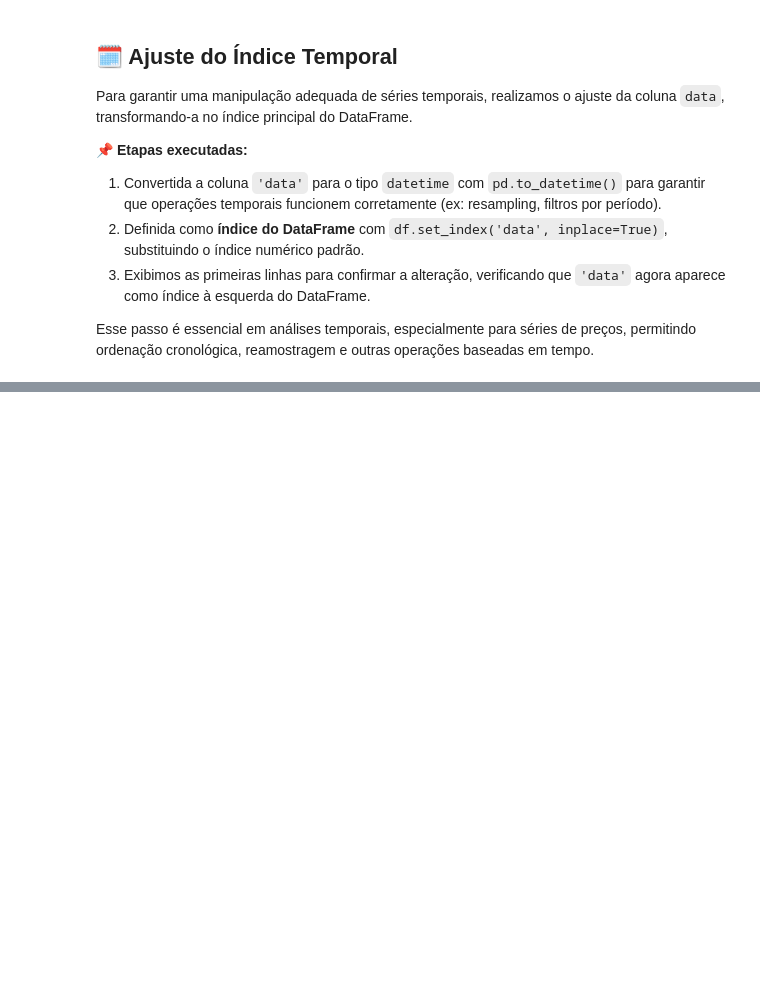
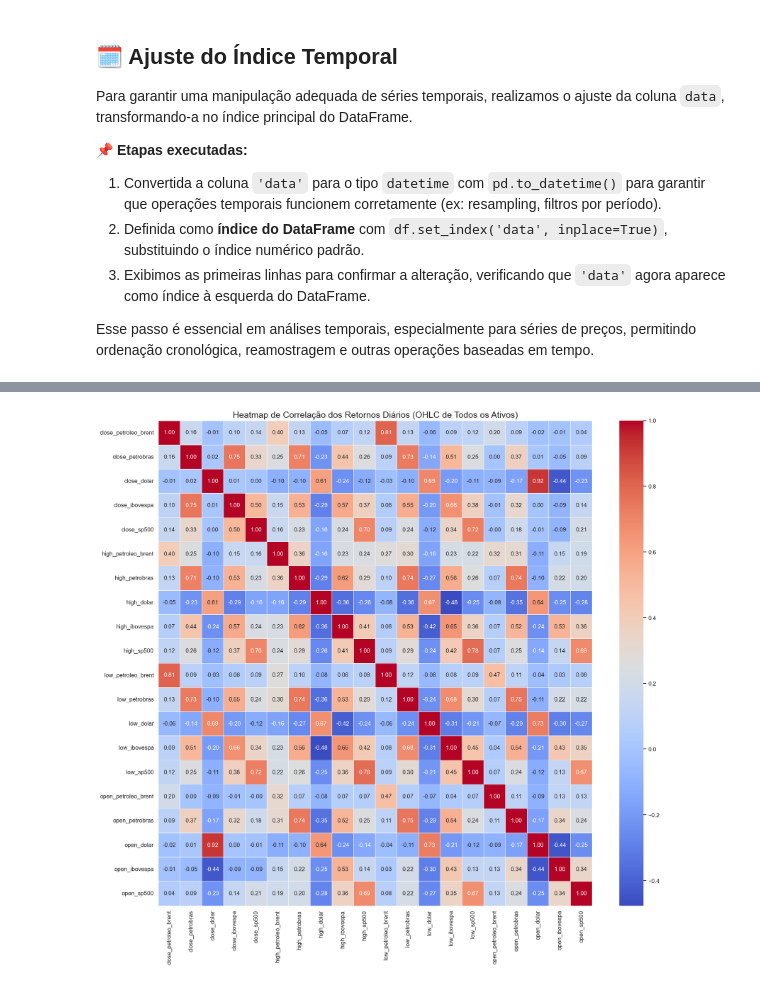
Before and after one commit to Carllux/FIAP-TC-2, a Jupyter notebook: notebooks/01_analise_exploratoria.ipynb, the cells around one changed output, grey strips where cells are left out. Drawn from its saved outputs; the diff is of its cells as text; code cells hidden in the pictures; blank space fills up the shorter version.

```diff
--- a/notebooks/01_analise_exploratoria.ipynb
+++ b/notebooks/01_analise_exploratoria.ipynb
@@ -220,0 +375,28 @@ display(df.head())
+# %%
+# O DataFrame 'df' já foi carregado e está com o índice de data.
+# Ele contém todas as nossas colunas OHLC já renomeadas (ex: 'open_ibovespa').
+
+# 1. Calcula os retornos diários para TODAS as colunas do DataFrame
+# (exceto a 'semana_do_mes', que não é um preço)
+df_returns_ohlc = df.drop(columns=['semana_do_mes']).pct_change()
+
+# 2. Remove a primeira linha que será NaN
+df_returns_ohlc = df_returns_ohlc.dropna()
+
+# 3. Agora sim, calculamos a matriz de correlação sobre esses retornos
+correlation_matrix_ohlc = df_returns_ohlc.corr()
+
+# 4. Plotamos o heatmap
+# Aumentamos o tamanho da figura para acomodar a matriz maior
+plt.figure(figsize=(20, 18))
+sns.heatmap(
+    correlation_matrix_ohlc,
+    annot=True,          # Mostra os valores
+    cmap='coolwarm',     # Mapa de cores
+    fmt=".2f",           # Formato dos números
+    linewidths=.5
+)
+plt.title('Heatmap de Correlação dos Retornos Diários (OHLC de Todos os Ativos)', fontsize=18)
+plt.show()
+# %% [output]
+[figure, added]
```
Also changed, not shown: parts of 9 cells of this notebook.
